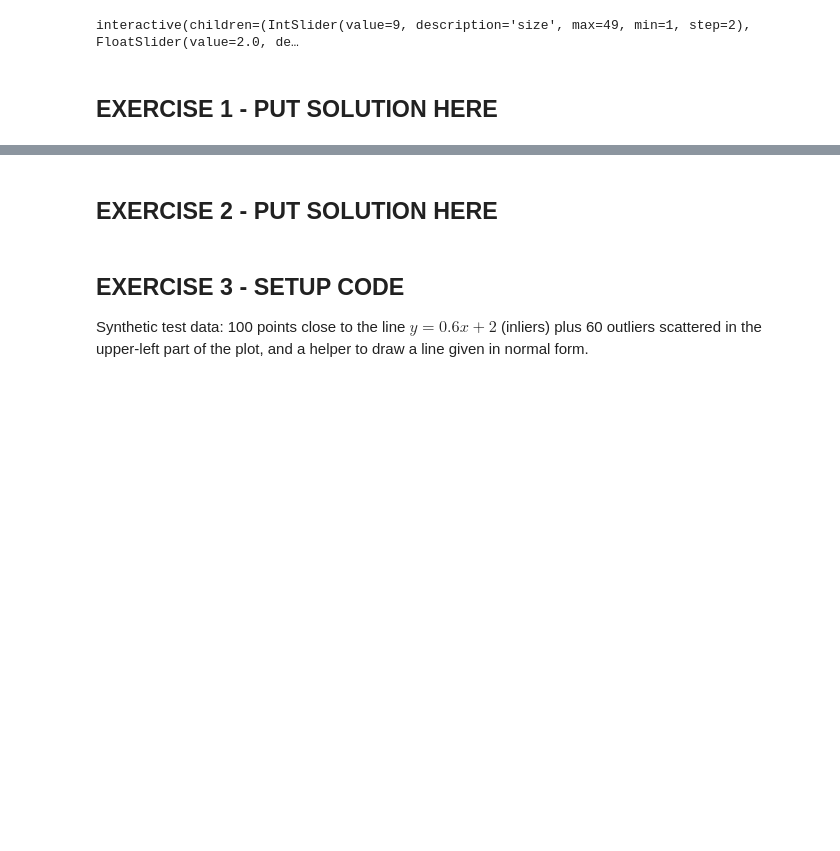
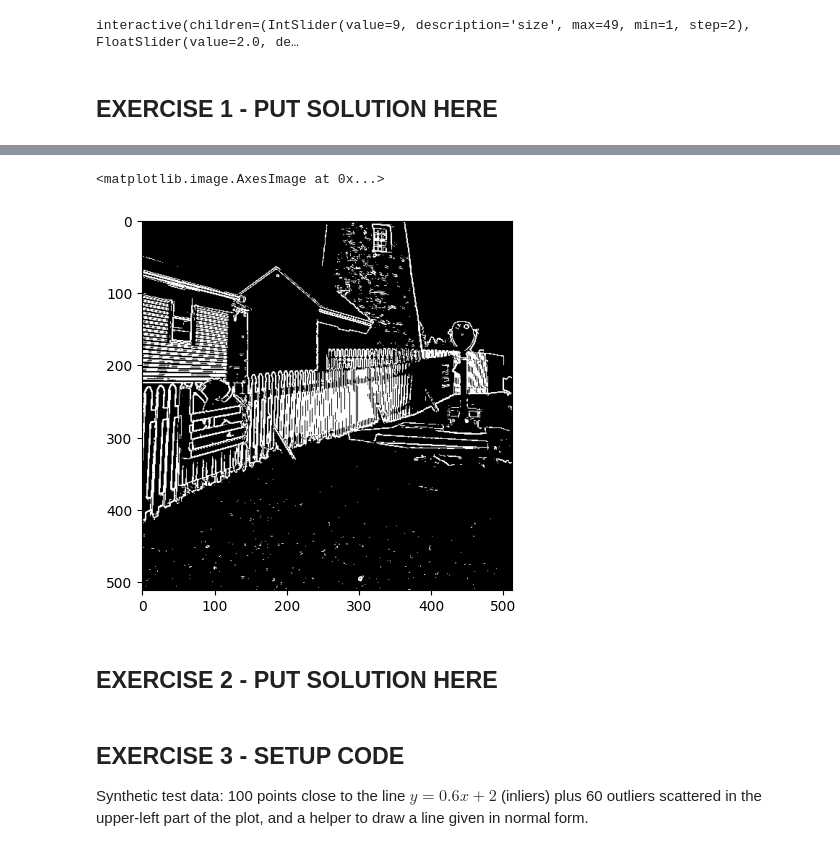
Before and after one commit to tambourine-dev/VisComp, a Jupyter notebook: Exercises/W3/W3_exercise.ipynb, the cells around one changed output, grey strips where cells are left out. Cells and saved outputs as stored; diff of their text form; code cells hidden in the pictures; blank space fills up the shorter version.

```diff
--- a/Exercises/W3/W3_exercise.ipynb
+++ b/Exercises/W3/W3_exercise.ipynb
@@ -232,2 +236,11 @@ ky = np.array([[-1, -2, -1], [0, 0, 0], [1, 2, 1]])
+# %%
+# prewitt derivative kernels
+
+pkx = np.array([[-1, 0, 1], [-1, 0, 1], [-1, 0, 1]])
+pky = np.array([[-1, -1, -1], [0, 0, 0], [1, 1, 1]])
+imshow(ex1(pkx, pky, 0.5))
+# %% [output]
+<matplotlib.image.AxesImage at 0x...>
+[figure, added]
 # %% [markdown]
 ## EXERCISE 2 - PUT SOLUTION HERE
```
Also changed, not shown: parts of 4 cells of this notebook.
